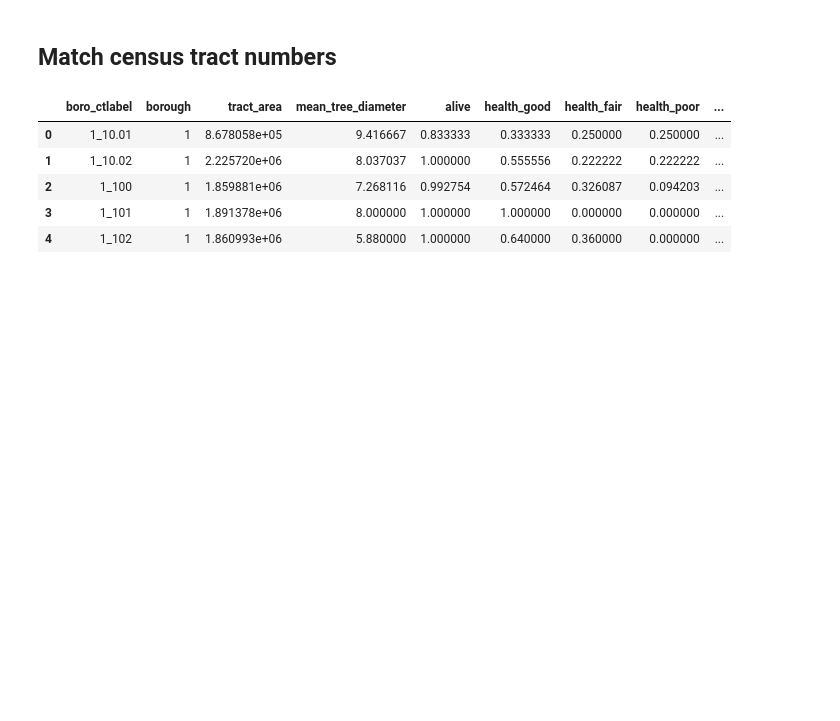
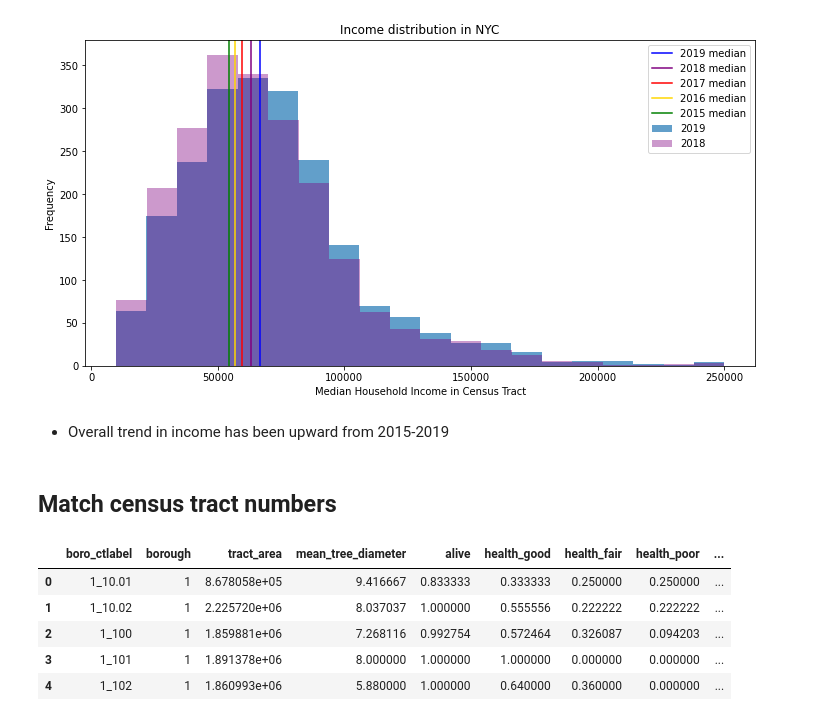
Before and after one commit to anniebishai/NYC-Trees-Air-Income, a Jupyter notebook: notebooks/4-add_income_data.ipynb, the cells around one changed output. Cells and saved outputs as stored; diff of their text form; code cells hidden in the pictures; blank space fills up the shorter version.

```diff
--- a/notebooks/4-add_income_data.ipynb
+++ b/notebooks/4-add_income_data.ipynb
@@ -21,3 +47,22 @@ tree_df.rename(columns={'boro_ctlab':'boro_ctlabel',
+# %%
+# Visualize
+#color_dict = {2013:'red', 2014:'orange', 2015:'yellow', 2016:'green', 2017:'blue', 2018:'purple', 2019:'grey'}
+plt.figure(figsize=(12,6))
+plt.hist(x=income[income['Year'] == 2019]['Household Income by Race'], alpha=.7, label='2019', bins=20)
+plt.hist(x=income[income['Year'] == 2018]['Household Income by Race'], alpha=.4, label='2018', bins=20, color='purple')
+plt.axvline(income[income['Year'] == 2019]['Household Income by Race'].median(), color='blue', label='2019 median')
+plt.axvline(income[income['Year'] == 2018]['Household Income by Race'].median(), color='purple', label='2018 median')
+plt.axvline(income[income['Year'] == 2017]['Household Income by Race'].median(), color='red', label='2017 median')
+plt.axvline(income[income['Year'] == 2016]['Household Income by Race'].median(), color='gold', label='2016 median')
+plt.axvline(income[income['Year'] == 2015]['Household Income by Race'].median(), color='green', label='2015 median')
+plt.title('Income distribution in NYC')
+plt.xlabel('Median Household Income in Census Tract')
+plt.ylabel('Frequency')
+plt.legend();
+# %% [output]
+[figure, added]
+# %% [markdown]
+- Overall trend in income has been upward from 2015-2019
 # %% [markdown]
 ## Match census tract numbers
 # %%
```
Also changed, not shown: parts of 3 cells of this notebook, 2 other files.
